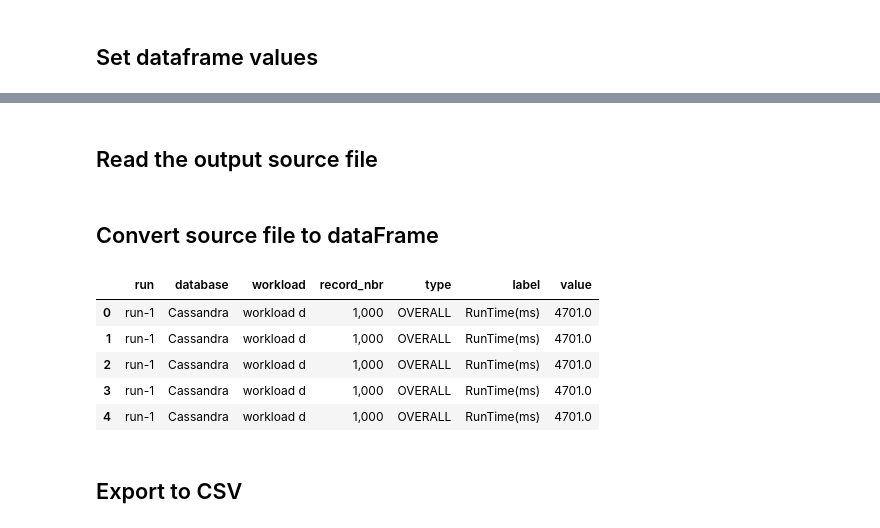
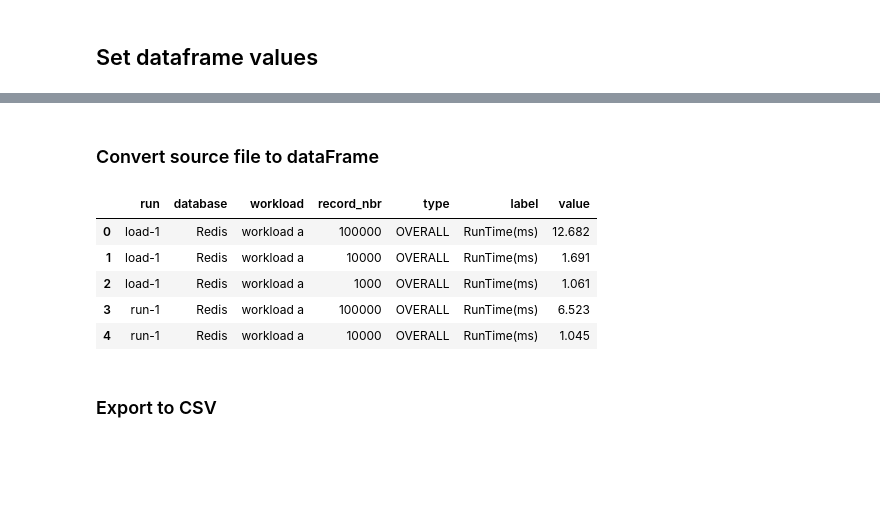
Before and after one commit to philipsales/YCSB-bash-scripts, a Jupyter notebook: visualization/lineplot.ipynb, the cells around one changed output, grey strips where cells are left out. Saved outputs shown, nothing was run; the diff lists cells and outputs as text; code cells hidden in the pictures; blank space fills up the shorter version.

```diff
--- a/visualization/lineplot.ipynb
+++ b/visualization/lineplot.ipynb
@@ -86,7 +167,0 @@ def iterate_file(path_dbs):
-# %%
-filename_path = path_db_workload_files[0]
-filename = filename_path.split(sep='/')[2]
-
-#TODO check if mongodb remove header
-output = pd.read_csv(filename_path, header=None)
-output.head()
@@ -167,0 +253,24 @@ def set_data_row():
+# %%
+class CSVReader():
+
+    def __init__(self, filename_paths):
+        self.filename_paths = filename_paths
+
+    def get_data(self):
+        data = []
+        for filename_path in self.filename_paths:
+
+            file = filename_path.split(sep='/')
+            filename = (file[len(file)-1])
+            database = file[1]
+
+            if(database == 'mongodb'):
+                csv_output = pd.read_csv(filename_path, skiprows=1, header=None)
+            else:
+                csv_output = pd.read_csv(filename_path, header=None)
+
+            #TODO refractor
+            df_output = BuildDataFrame(csv_output, filename_path)
+            data.append(df_output.set_data_row())
+
+        return data
@@ -167,0 +279,6 @@ def set_data_row():
+# %%
+files = FileIterator()
+file_paths = files.iterate_filenames()
+
+csv_files = CSVReader(file_paths)
+df_data = csv_files.get_data()
@@ -168,2 +292,2 @@ def set_data_row():
 # %% [markdown]
-## Read the output source file
+### Convert source file to dataFrame
@@ -186,16 +294,14 @@ read_csv_files(path_db_workload_files)
-# %% [markdown]
-## Convert source file to dataFrame
 # %%
-db3 = pd.DataFrame(df_output, columns=['run','database','workload','record_nbr','type','label','value'])
+db3 = pd.DataFrame(df_data, columns=['run','database','workload','record_nbr','type','label','value'])
 db3.head()
 # %% [output]
 |  | run | database | workload | record_nbr | type | label | value |
-| 0 | run-1 | Cassandra | workload d | 1,000 | OVERALL | RunTime(ms) | 4701.0 |
-| 1 | run-1 | Cassandra | workload d | 1,000 | OVERALL | RunTime(ms) | 4701.0 |
-| 2 | run-1 | Cassandra | workload d | 1,000 | OVERALL | RunTime(ms) | 4701.0 |
-| 3 | run-1 | Cassandra | workload d | 1,000 | OVERALL | RunTime(ms) | 4701.0 |
-| 4 | run-1 | Cassandra | workload d | 1,000 | OVERALL | RunTime(ms) | 4701.0 |
+| 0 | load-1 | Redis | workload a | 100000 | OVERALL | RunTime(ms) | 12.682 |
+| 1 | load-1 | Redis | workload a | 10000 | OVERALL | RunTime(ms) | 1.691 |
+| 2 | load-1 | Redis | workload a | 1000 | OVERALL | RunTime(ms) | 1.061 |
+| 3 | run-1 | Redis | workload a | 100000 | OVERALL | RunTime(ms) | 6.523 |
+| 4 | run-1 | Redis | workload a | 10000 | OVERALL | RunTime(ms) | 1.045 |
 # %% [markdown]
-## Export to CSV
+### Export to CSV
 # %%
 db3.to_csv('output_df.csv',sep=',')
```
Also changed, not shown: parts of 22 cells of this notebook, 5 other files.
